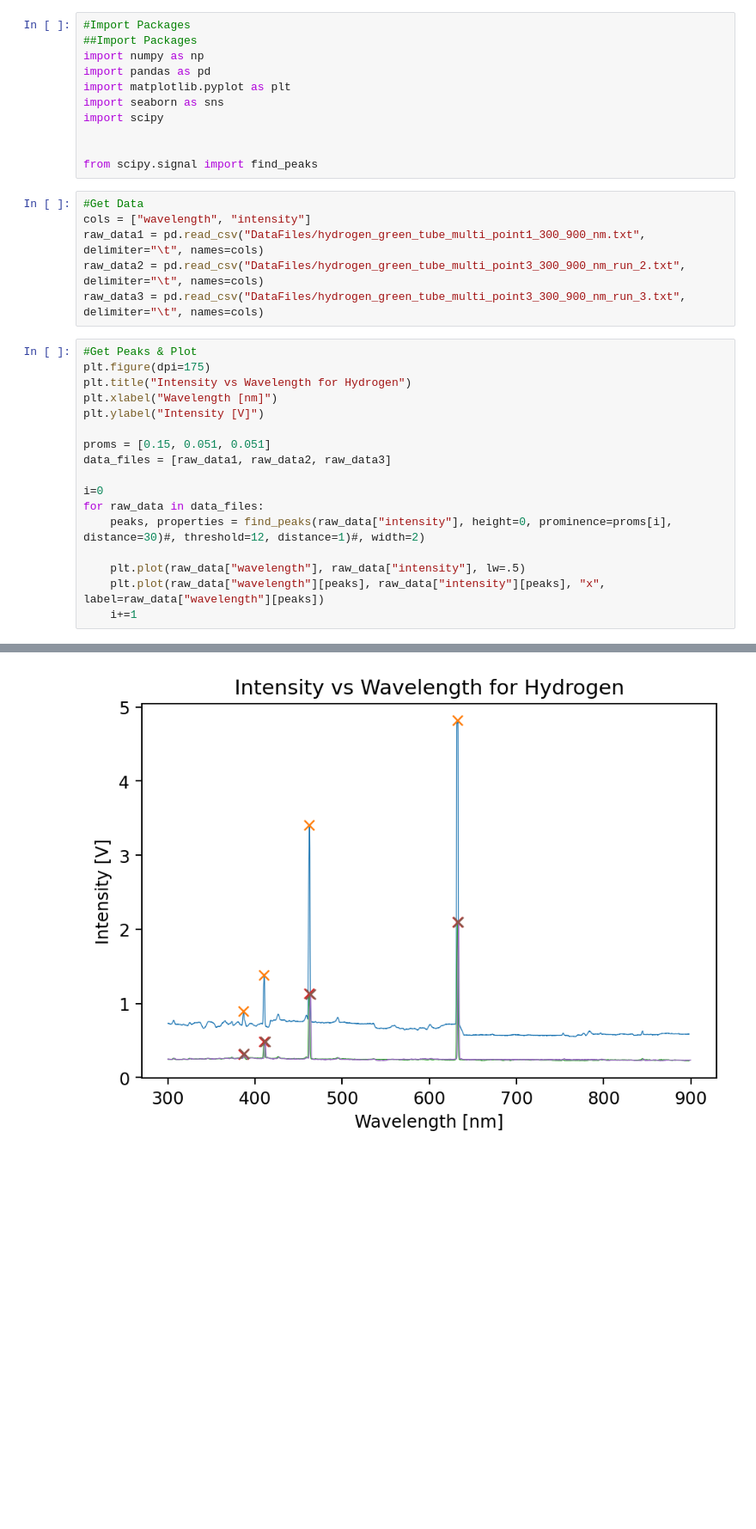
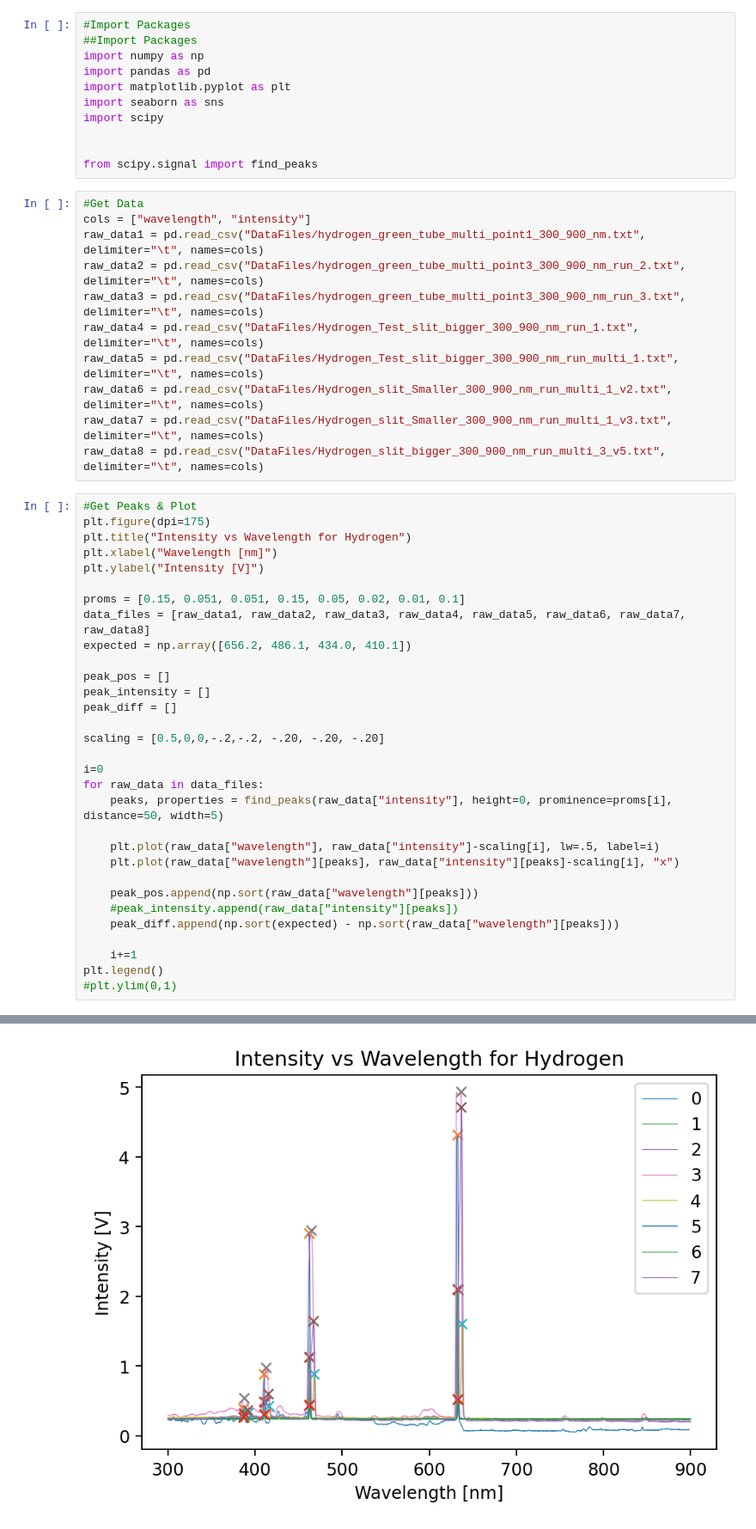
Before and after one commit to das5pzq/PHYS3180_Group_4, a Jupyter notebook: Lab05/Offset_Extraction.ipynb, the cells around one changed output, grey strips where cells are left out. Shown at 86% size. Drawn from its saved outputs; the diff is of its cells as text; blank space fills up the shorter version.

```diff
--- a/Lab05/Offset_Extraction.ipynb
+++ b/Lab05/Offset_Extraction.ipynb
@@ -19,6 +19,11 @@ cols = ["wavelength", "intensity"]
 raw_data1 = pd.read_csv("DataFiles/hydrogen_green_tube_multi_point1_300_900_nm.txt", delimiter="\t", names=cols)
 raw_data2 = pd.read_csv("DataFiles/hydrogen_green_tube_multi_point3_300_900_nm_run_2.txt", delimiter="\t", names=cols)
 raw_data3 = pd.read_csv("DataFiles/hydrogen_green_tube_multi_point3_300_900_nm_run_3.txt", delimiter="\t", names=cols)
+raw_data4 = pd.read_csv("DataFiles/Hydrogen_Test_slit_bigger_300_900_nm_run_1.txt", delimiter="\t", names=cols)
+raw_data5 = pd.read_csv("DataFiles/Hydrogen_Test_slit_bigger_300_900_nm_run_multi_1.txt", delimiter="\t", names=cols)
+raw_data6 = pd.read_csv("DataFiles/Hydrogen_slit_Smaller_300_900_nm_run_multi_1_v2.txt", delimiter="\t", names=cols)
+raw_data7 = pd.read_csv("DataFiles/Hydrogen_slit_Smaller_300_900_nm_run_multi_1_v3.txt", delimiter="\t", names=cols)
+raw_data8 = pd.read_csv("DataFiles/Hydrogen_slit_bigger_300_900_nm_run_multi_3_v5.txt", delimiter="\t", names=cols)
 # %%
 #Get Peaks & Plot
 plt.figure(dpi=175)
@@ -26,14 +31,28 @@ plt.title("Intensity vs Wavelength for Hydrogen")
 plt.xlabel("Wavelength [nm]")
 plt.ylabel("Intensity [V]")
 
-proms = [0.15, 0.051, 0.051]
-data_files = [raw_data1, raw_data2, raw_data3]
+proms = [0.15, 0.051, 0.051, 0.15, 0.05, 0.02, 0.01, 0.1]
+data_files = [raw_data1, raw_data2, raw_data3, raw_data4, raw_data5, raw_data6, raw_data7, raw_data8]
+expected = np.array([656.2, 486.1, 434.0, 410.1])
+
+peak_pos = []
+peak_intensity = []
+peak_diff = []
+
+scaling = [0.5,0,0,-.2,-.2, -.20, -.20, -.20]
 
 i=0
 for raw_data in data_files:
-    peaks, properties = find_peaks(raw_data["intensity"], height=0, prominence=proms[i], distance=30)#, threshold=12, distance=1)#, width=2)
+    peaks, properties = find_peaks(raw_data["intensity"], height=0, prominence=proms[i], distance=50, width=5)
 
-    plt.plot(raw_data["wavelength"], raw_data["intensity"], lw=.5)
-    plt.plot(raw_data["wavelength"][peaks], raw_data["intensity"][peaks], "x", label=raw_data["wavelength"][peaks])
+    plt.plot(raw_data["wavelength"], raw_data["intensity"]-scaling[i], lw=.5, label=i)
+    plt.plot(raw_data["wavelength"][peaks], raw_data["intensity"][peaks]-scaling[i], "x")
+
+    peak_pos.append(np.sort(raw_data["wavelength"][peaks]))
+    #peak_intensity.append(raw_data["intensity"][peaks])
+    peak_diff.append(np.sort(expected) - np.sort(raw_data["wavelength"][peaks]))
+
     i+=1
+plt.legend()
+#plt.ylim(0,1)
 # %% [output]
@@ -40 +60 @@ for raw_data in data_files:
-[figure, old version]
+[figure, new version]
```
Also changed, not shown: parts of 6 cells of this notebook, 25 other files.
